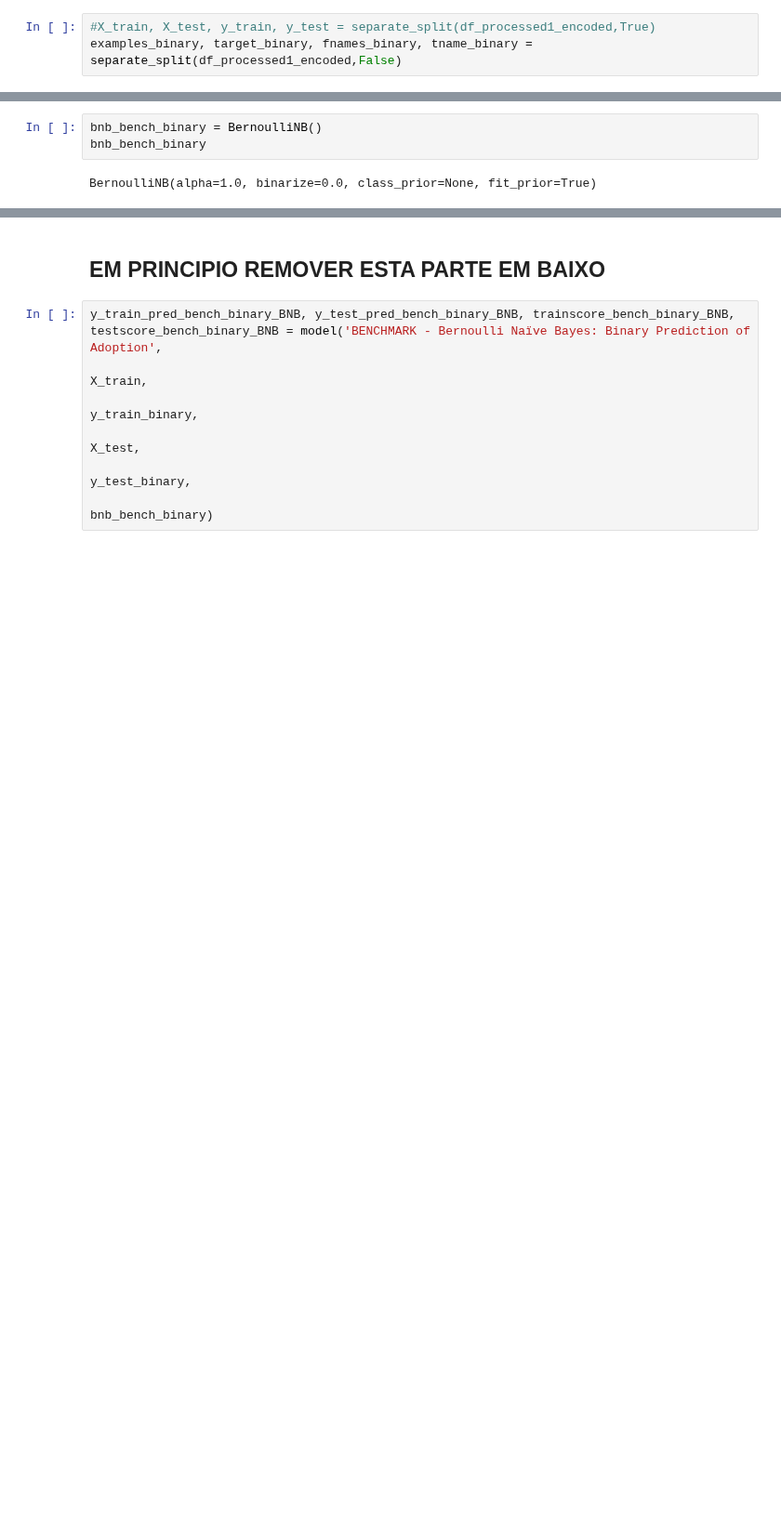
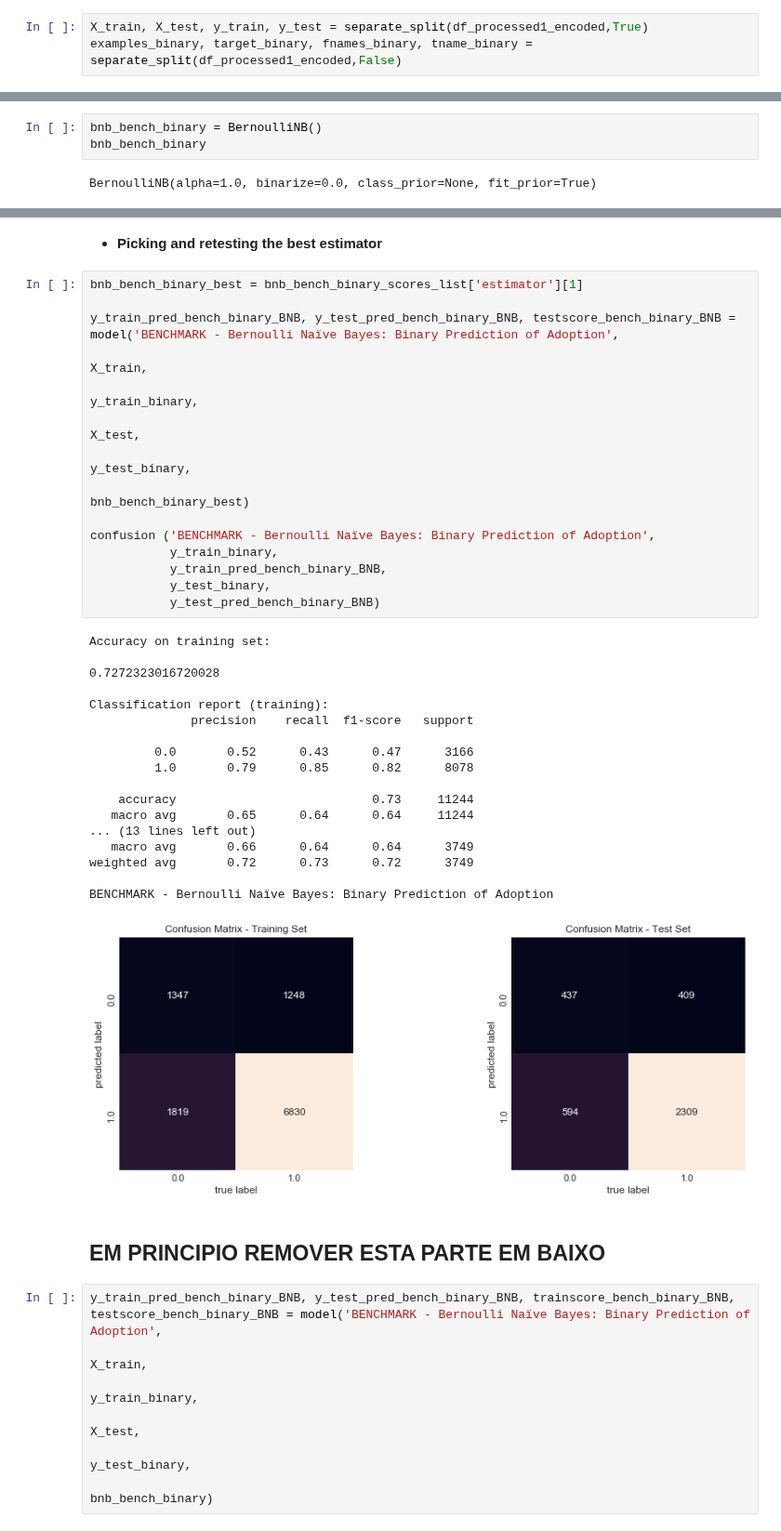
Before and after one commit to beatriz-lima/Machine-Learning-2019, a Jupyter notebook: Notes_Project.ipynb, the cells around one changed output, grey strips where cells are left out. Shown at 93% size. Drawn from its saved outputs; the diff is of its cells as text; blank space fills up the shorter version.

```diff
--- a/Notes_Project.ipynb
+++ b/Notes_Project.ipynb
@@ -1012,5 +1025,5 @@ def crossvalidation(model,examples,target,classes):
 ### 1.2.1 Benchmark
 Before going into training the classifiers with our altered datasets, we want to perform a benchmark of the original dataset's performance in the models (`df_processed1`).
 # %%
-#X_train, X_test, y_train, y_test = separate_split(df_processed1_encoded,True)
+X_train, X_test, y_train, y_test = separate_split(df_processed1_encoded,True)
 examples_binary, target_binary, fnames_binary, tname_binary = separate_split(df_processed1_encoded,False)
@@ -1132,3 +1152,39 @@ Accuracy: 0.72 (+/- 0.02)
+# %% [markdown]
+* **Picking and retesting the best estimator**
+# %%
+bnb_bench_binary_best = bnb_bench_binary_scores_list['estimator'][1]
+
+y_train_pred_bench_binary_BNB, y_test_pred_bench_binary_BNB, testscore_bench_binary_BNB = model('BENCHMARK - Bernoulli Naïve Bayes: Binary Prediction of Adoption',
+                                                                                                 X_train,
+                                                                                                 y_train_binary,
+                                                                                                 X_test,
+                                                                                                 y_test_binary,
+                                                                                                 bnb_bench_binary_best)
+
+confusion ('BENCHMARK - Bernoulli Naïve Bayes: Binary Prediction of Adoption',
+           y_train_binary,
+           y_train_pred_bench_binary_BNB,
+           y_test_binary,
+           y_test_pred_bench_binary_BNB)
+# %% [output]
+Accuracy on training set:
+
+0.7272323016720028
+
+Classification report (training):
+              precision    recall  f1-score   support
+
+         0.0       0.52      0.43      0.47      3166
+         1.0       0.79      0.85      0.82      8078
+
+    accuracy                           0.73     11244
+   macro avg       0.65      0.64      0.64     11244
+... (13 lines left out)
+   macro avg       0.66      0.64      0.64      3749
+weighted avg       0.72      0.73      0.72      3749
+
+BENCHMARK - Bernoulli Naïve Bayes: Binary Prediction of Adoption
+[figure, added]
 # %% [markdown]
 ## EM PRINCIPIO REMOVER ESTA PARTE EM BAIXO
 # %%
```
Also changed, not shown: parts of 7 cells of this notebook.
